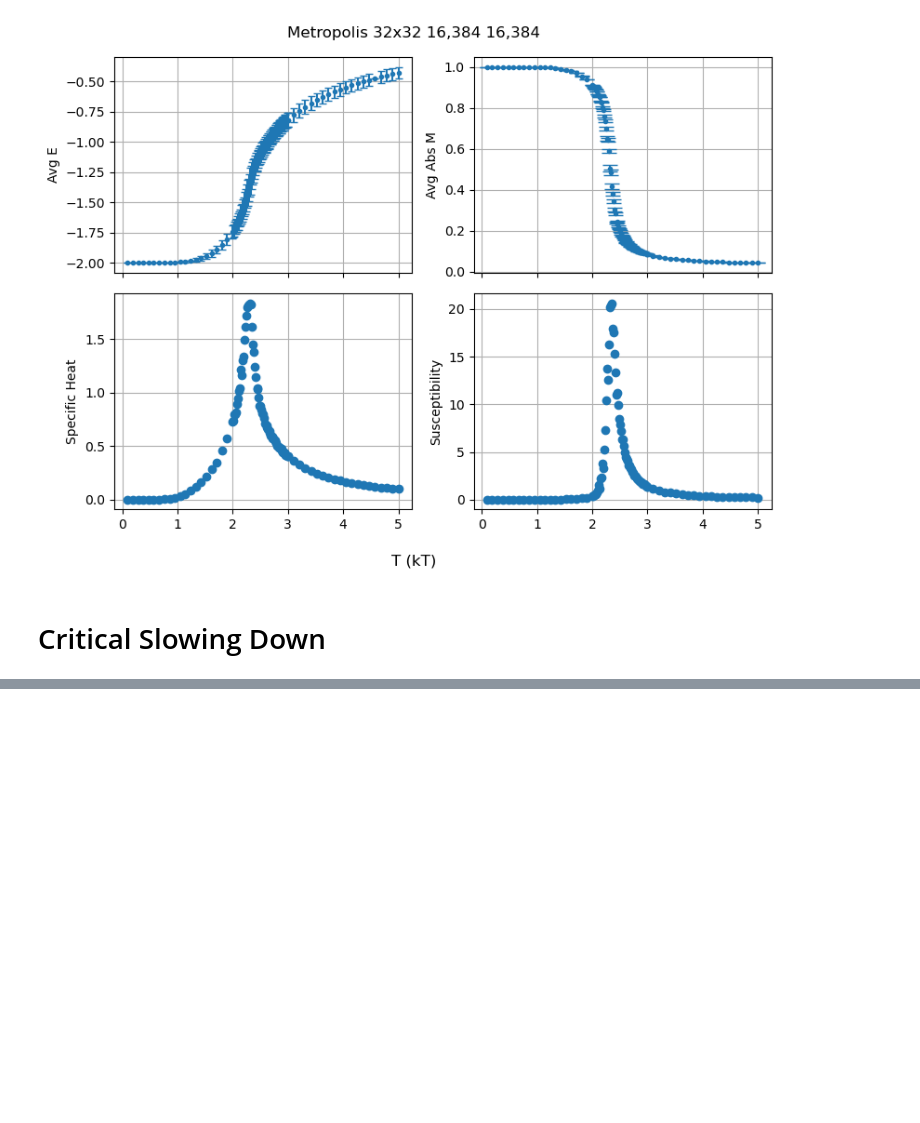
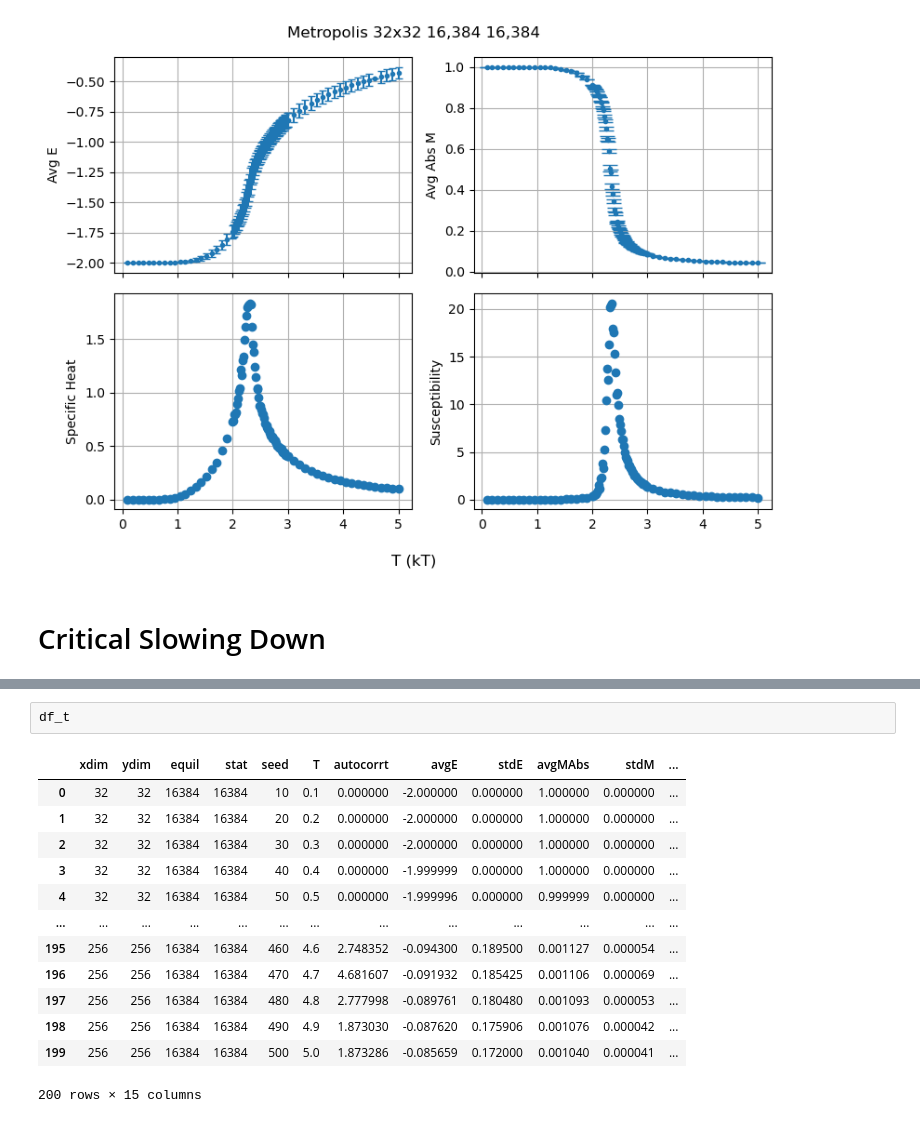
Before and after one commit to seafoodfry/numerical-analysis, a Jupyter notebook: qft/ising/Ising-model.ipynb, the cells around one changed output, grey strips where cells are left out. Saved outputs shown, nothing was run; the diff lists cells and outputs as text; blank space fills up the shorter version.

```diff
--- a/qft/ising/Ising-model.ipynb
+++ b/qft/ising/Ising-model.ipynb
@@ -1002,0 +1050,16 @@ plt.show()
+# %%
+df_t
+# %% [output]
+|  | xdim | ydim | equil | stat | seed | T | autocorrt | avgE | stdE | avgMAbs | stdM | ... |
+| 0 | 32 | 32 | 16384 | 16384 | 10 | 0.1 | 0.000000 | -2.000000 | 0.000000 | 1.000000 | 0.000000 | ... |
+| 1 | 32 | 32 | 16384 | 16384 | 20 | 0.2 | 0.000000 | -2.000000 | 0.000000 | 1.000000 | 0.000000 | ... |
+| 2 | 32 | 32 | 16384 | 16384 | 30 | 0.3 | 0.000000 | -2.000000 | 0.000000 | 1.000000 | 0.000000 | ... |
+| 3 | 32 | 32 | 16384 | 16384 | 40 | 0.4 | 0.000000 | -1.999999 | 0.000000 | 1.000000 | 0.000000 | ... |
+| 4 | 32 | 32 | 16384 | 16384 | 50 | 0.5 | 0.000000 | -1.999996 | 0.000000 | 0.999999 | 0.000000 | ... |
+| ... | ... | ... | ... | ... | ... | ... | ... | ... | ... | ... | ... | ... |
+| 195 | 256 | 256 | 16384 | 16384 | 460 | 4.6 | 2.748352 | -0.094300 | 0.189500 | 0.001127 | 0.000054 | ... |
+| 196 | 256 | 256 | 16384 | 16384 | 470 | 4.7 | 4.681607 | -0.091932 | 0.185425 | 0.001106 | 0.000069 | ... |
+| 197 | 256 | 256 | 16384 | 16384 | 480 | 4.8 | 2.777998 | -0.089761 | 0.180480 | 0.001093 | 0.000053 | ... |
+| 198 | 256 | 256 | 16384 | 16384 | 490 | 4.9 | 1.873030 | -0.087620 | 0.175906 | 0.001076 | 0.000042 | ... |
+| 199 | 256 | 256 | 16384 | 16384 | 500 | 5.0 | 1.873286 | -0.085659 | 0.172000 | 0.001040 | 0.000041 | ... |
+200 rows × 15 columns
```
Also changed, not shown: parts of 7 cells of this notebook.
